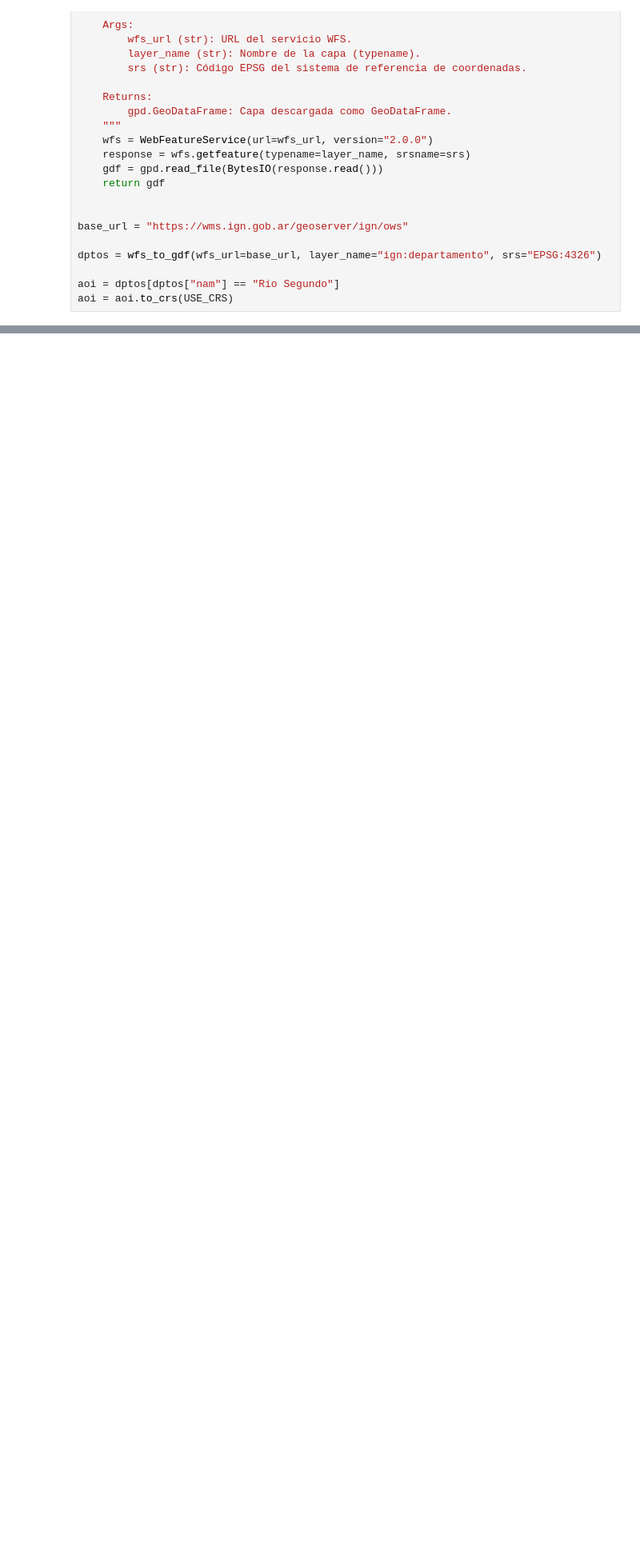
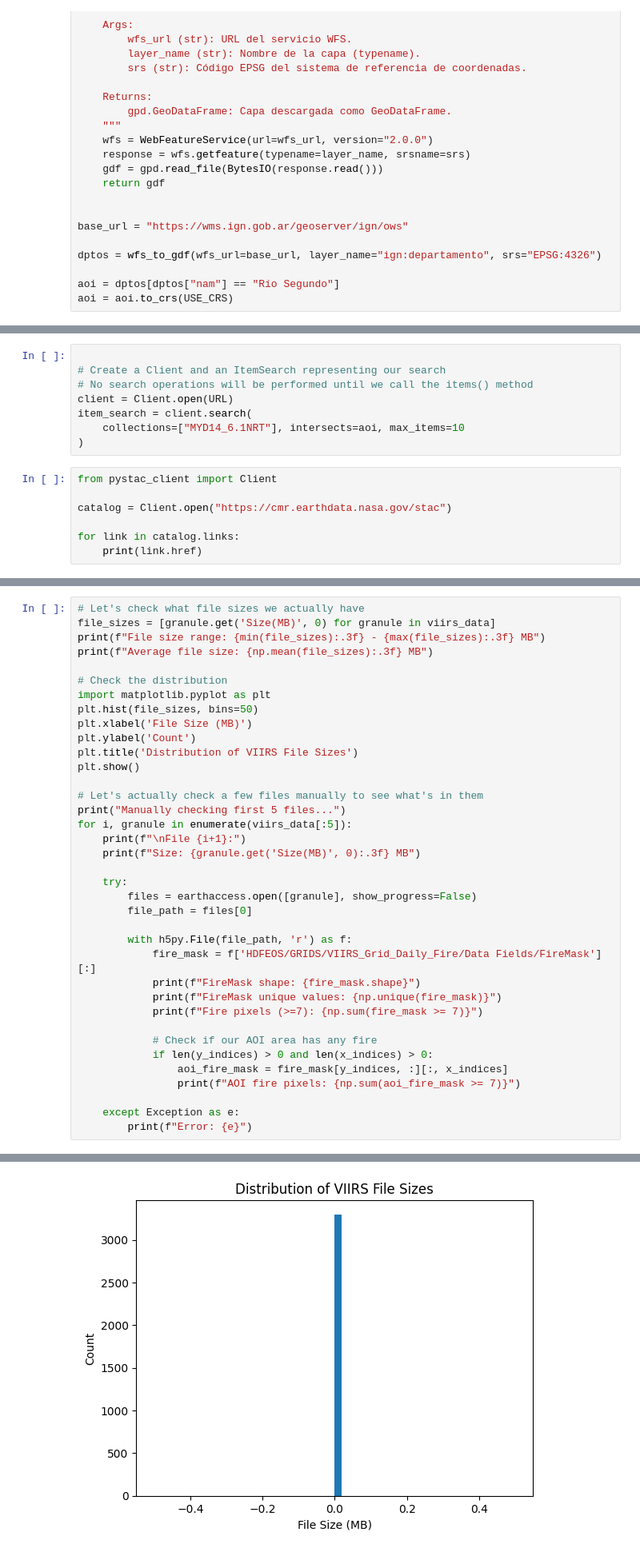
Before and after one commit to nlebovits/ciut-riesgo, a Jupyter notebook: villa-del-rosario.ipynb, the cells around one changed output, grey strips where cells are left out. Shown: that part at 80% size. Drawn from its saved outputs; the diff is of its cells as text; blank space fills up the shorter version.

Commit message:
add historic fire data

```diff
--- a/villa-del-rosario.ipynb
+++ b/villa-del-rosario.ipynb
@@ -141,0 +297,15 @@ aoi = aoi.to_crs(USE_CRS)
+# %%
+
+# Create a Client and an ItemSearch representing our search
+# No search operations will be performed until we call the items() method
+client = Client.open(URL)
+item_search = client.search(
+    collections=["MYD14_6.1NRT"], intersects=aoi, max_items=10
+)
+# %%
+from pystac_client import Client
+
+catalog = Client.open("https://cmr.earthdata.nasa.gov/stac")
+
+for link in catalog.links:
+    print(link.href)
@@ -141,0 +641,38 @@ aoi = aoi.to_crs(USE_CRS)
+# %%
+# Let's check what file sizes we actually have
+file_sizes = [granule.get('Size(MB)', 0) for granule in viirs_data]
+print(f"File size range: {min(file_sizes):.3f} - {max(file_sizes):.3f} MB")
+print(f"Average file size: {np.mean(file_sizes):.3f} MB")
+
+# Check the distribution
+import matplotlib.pyplot as plt
+plt.hist(file_sizes, bins=50)
+plt.xlabel('File Size (MB)')
+plt.ylabel('Count')
+plt.title('Distribution of VIIRS File Sizes')
+plt.show()
+
+# Let's actually check a few files manually to see what's in them
+print("Manually checking first 5 files...")
+for i, granule in enumerate(viirs_data[:5]):
+    print(f"\nFile {i+1}:")
+    print(f"Size: {granule.get('Size(MB)', 0):.3f} MB")
+
+    try:
+        files = earthaccess.open([granule], show_progress=False)
+        file_path = files[0]
+
+        with h5py.File(file_path, 'r') as f:
+            fire_mask = f['HDFEOS/GRIDS/VIIRS_Grid_Daily_Fire/Data Fields/FireMask'][:]
+            print(f"FireMask shape: {fire_mask.shape}")
+            print(f"FireMask unique values: {np.unique(fire_mask)}")
+            print(f"Fire pixels (>=7): {np.sum(fire_mask >= 7)}")
+
+            # Check if our AOI area has any fire
+            if len(y_indices) > 0 and len(x_indices) > 0:
+                aoi_fire_mask = fire_mask[y_indices, :][:, x_indices]
+                print(f"AOI fire pixels: {np.sum(aoi_fire_mask >= 7)}")
+
+    except Exception as e:
+        print(f"Error: {e}")
+# %% [output]
@@ -141,0 +681 @@ aoi = aoi.to_crs(USE_CRS)
+[figure, added]
```
Also changed, not shown: parts of 38 cells of this notebook.
